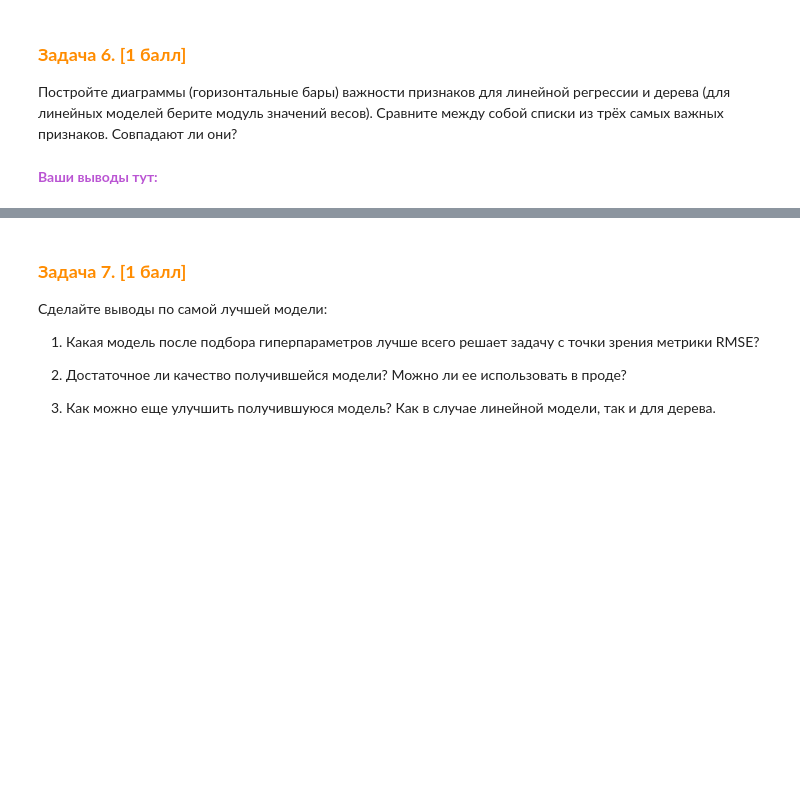
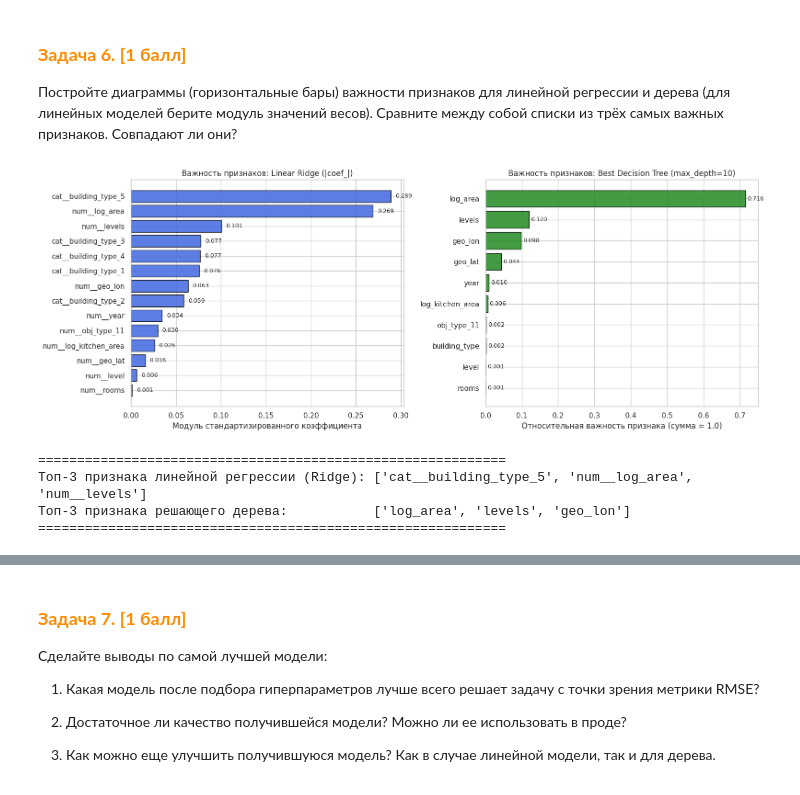
Before and after one commit to sircuspelle/AI-systems-course, a Jupyter notebook: 04_decision_tree/src/04_decision_tree/lab4.ipynb, the cells around one changed output, grey strips where cells are left out. Cells and saved outputs as stored; diff of their text form; code cells hidden in the pictures; blank space fills up the shorter version.

```diff
--- a/04_decision_tree/src/04_decision_tree/lab4.ipynb
+++ b/04_decision_tree/src/04_decision_tree/lab4.ipynb
@@ -1086,2 +1084,47 @@ display(models_summary_df)
-# %% [markdown]
-<font color='MediumOrchid'>**Ваши выводы тут:**</font>
+# %%
+feature_names = X_train.columns
+
+ridge_weights = np.abs(ridge.named_steps['model'].coef_)
+ridge_imp_df = pd.DataFrame({
+    'Признак': ridge.named_steps['model'].feature_names_in_,
+    'Важность (|coef_|)': ridge_weights
+}).sort_values('Важность (|coef_|)', ascending=True)
+
+tree_importances = best_tree.feature_importances_
+tree_imp_df = pd.DataFrame({
+    'Признак': feature_names,
+    'Важность (Tree Importance)': tree_importances
+}).sort_values('Важность (Tree Importance)', ascending=True)
+
+fig, axes = plt.subplots(1, 2, figsize=(16, 6))
+
+bars_r = axes[0].barh(ridge_imp_df['Признак'], ridge_imp_df['Важность (|coef_|)'], color='royalblue', edgecolor='black', alpha=0.85)
+axes[0].set_title("Важность признаков: Linear Ridge (|coef_|)", fontsize=12)
+axes[0].set_xlabel("Модуль стандартизированного коэффициента")
+for bar in bars_r:
+    w = bar.get_width()
+    axes[0].text(w + 0.005, bar.get_y() + bar.get_height() / 2, f"{w:.3f}", va='center', fontsize=9)
+
+bars_t = axes[1].barh(tree_imp_df['Признак'], tree_imp_df['Важность (Tree Importance)'], color='forestgreen', edgecolor='black', alpha=0.85)
+axes[1].set_title(f"Важность признаков: Best Decision Tree (max_depth={best_tree.get_depth()})", fontsize=12)
+axes[1].set_xlabel("Относительная важность признака (сумма = 1.0)")
+for bar in bars_t:
+    w = bar.get_width()
+    axes[1].text(w + 0.005, bar.get_y() + bar.get_height() / 2, f"{w:.3f}", va='center', fontsize=9)
+
+plt.tight_layout()
+plt.show()
+
+top3_ridge = ridge_imp_df.tail(3)['Признак'].tolist()[::-1]
+top3_tree = tree_imp_df.tail(3)['Признак'].tolist()[::-1]
+
+print("=" * 60)
+print(f"Топ-3 признака линейной регрессии (Ridge): {top3_ridge}")
+print(f"Топ-3 признака решающего дерева:           {top3_tree}")
+print("=" * 60)
+# %% [output]
+[figure, added]
+============================================================
+Топ-3 признака линейной регрессии (Ridge): ['cat__building_type_5', 'num__log_area', 'num__levels']
+Топ-3 признака решающего дерева:           ['log_area', 'levels', 'geo_lon']
+============================================================
```
Also changed, not shown: parts of 5 cells of this notebook.
